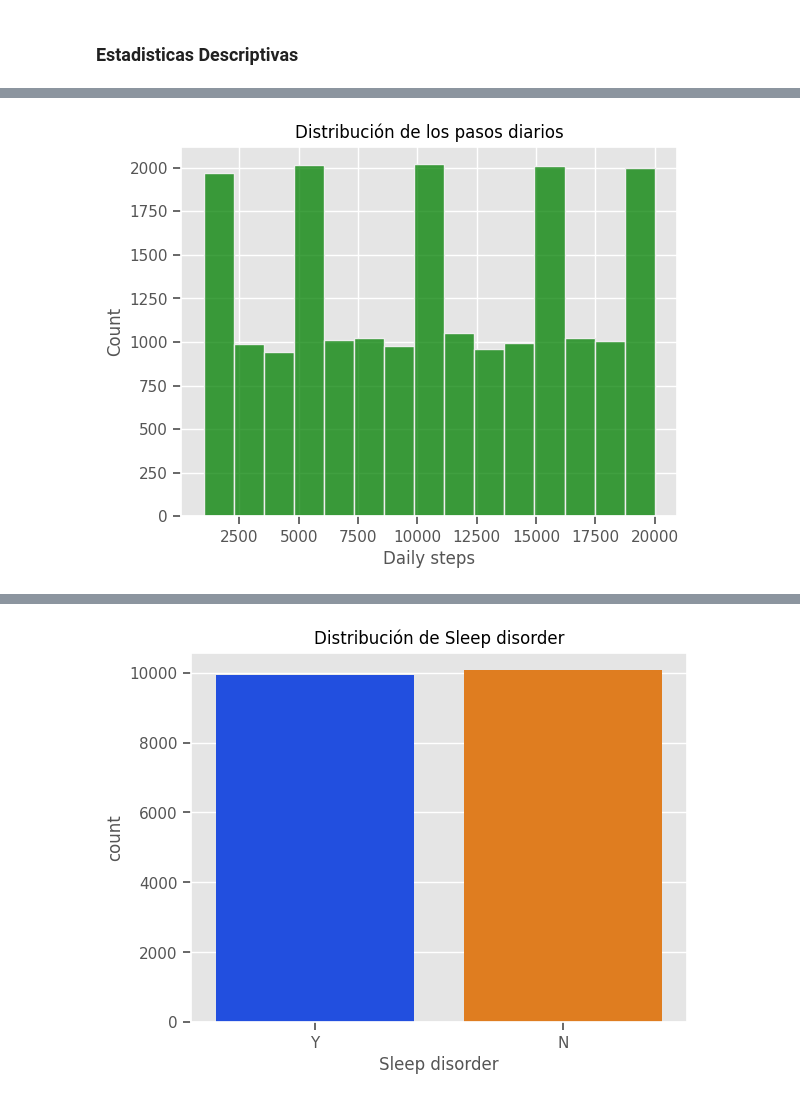
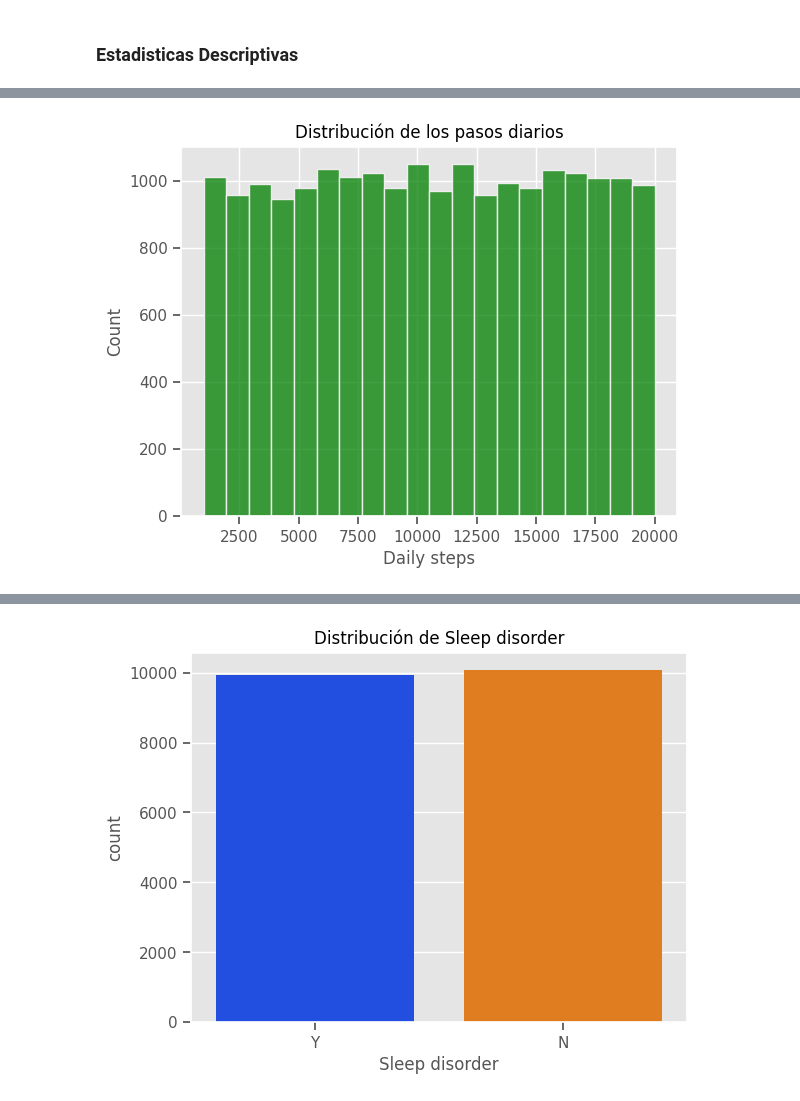
Before and after one commit to Jonkkeyler333/Deteccion_sindrome_ojo_seco, a Jupyter notebook: main.ipynb, the cells around one changed output, grey strips where cells are left out. Drawn from its saved outputs; the diff is of its cells as text; code cells hidden in the pictures.

```diff
--- a/main.ipynb
+++ b/main.ipynb
@@ -130,6 +131,6 @@ plt.show()
 # %%
-sns.histplot(df['Daily steps'],bins=bins,color="green")
+sns.histplot(df['Daily steps'],bins=20,color="green")
 plt.title('Distribución de los pasos diarios')
 plt.show()
 # %% [output]
-[figure, old version]
+[figure, new version]
```
Also changed, not shown: parts of 10 cells of this notebook.
